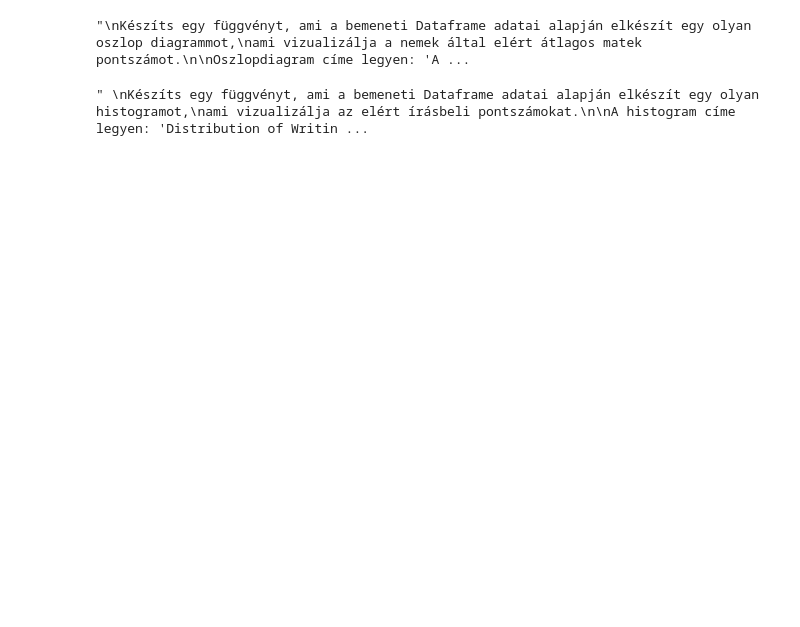
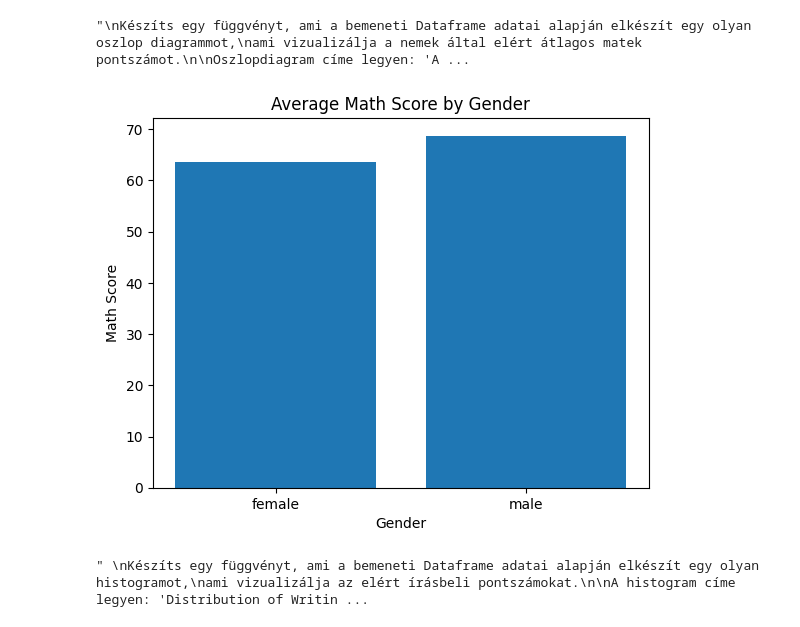
Before and after one commit to jeje468/BEVADAT2022232, a Jupyter notebook: HAZI/HAZI04/HAZI04.ipynb, the cells around one changed output. Saved outputs shown, nothing was run; the diff lists cells and outputs as text; code cells hidden in the pictures; blank space fills up the shorter version.

```diff
--- a/HAZI/HAZI04/HAZI04.ipynb
+++ b/HAZI/HAZI04/HAZI04.ipynb
@@ -152,6 +291,18 @@ függvény neve: math_bar_plot
 '''
 # %% [output]
 "\nKészíts egy függvényt, ami a bemeneti Dataframe adatai alapján elkészít egy olyan oszlop diagrammot,\nami vizualizálja a nemek által elért átlagos matek pontszámot.\n\nOszlopdiagram címe legyen: 'A ...
+# %%
+def math_bar_plot(df: pd.DataFrame) -> plt.Figure:
+    new_df = df.copy()
+    grouped = new_df.groupby("gender")["math score"].mean()
+    fig, ax = plt.subplots()
+    ax.bar(grouped.index, grouped.values)
+    ax.set_title("Average Math Score by Gender")
+    ax.set_xlabel("Gender")
+    ax.set_ylabel("Math Score")
+    return fig
+# %% [output]
+[figure, added]
 # %%
 '''
 Készíts egy függvényt, ami a bemeneti Dataframe adatai alapján elkészít egy olyan histogramot,
```
Also changed, not shown: parts of 10 cells of this notebook, 3 other files.
